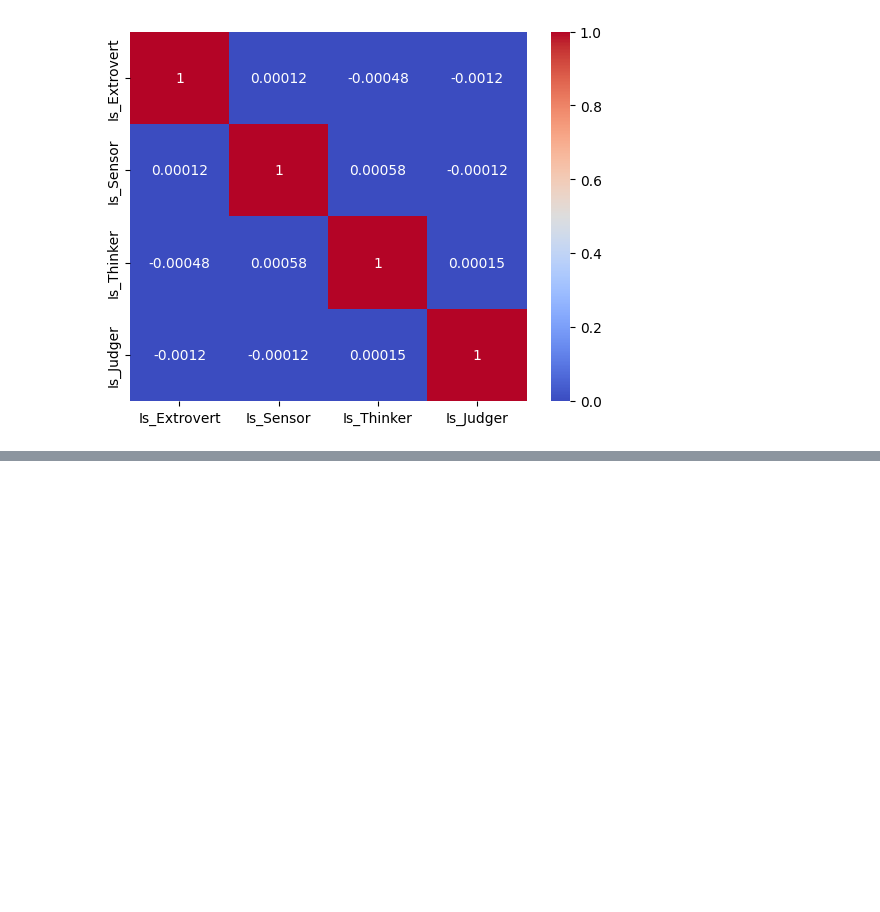
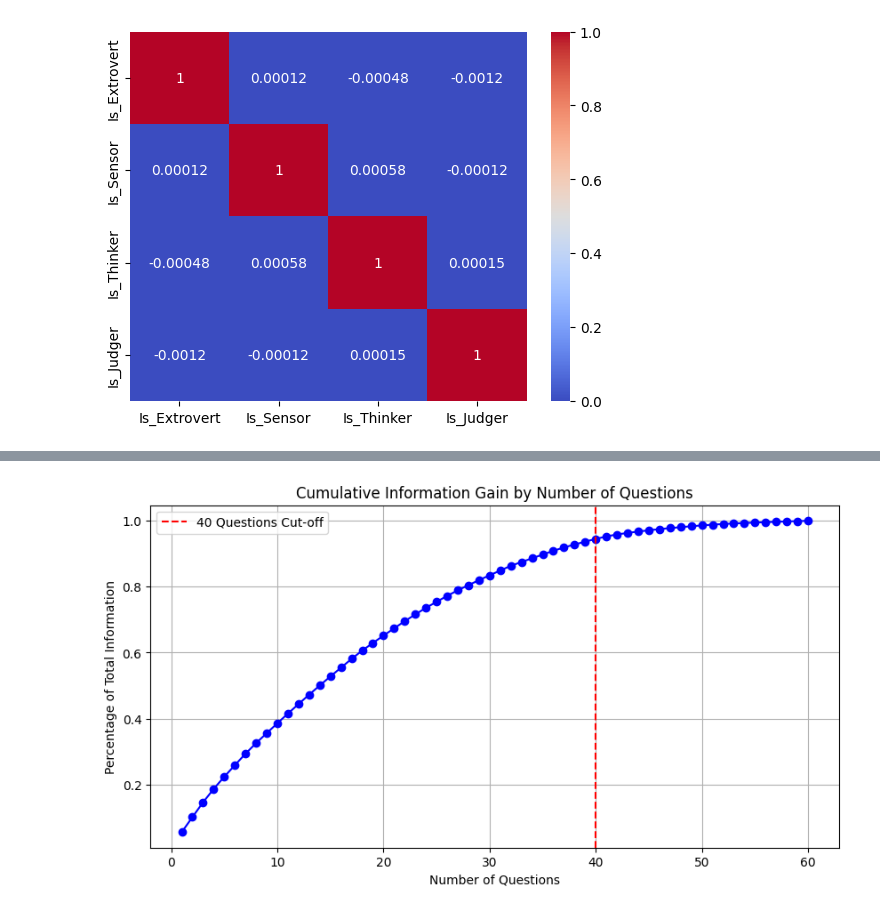
Before and after one commit to Nourelden85/Personality-Predictor, a Jupyter notebook: notebooks/02_eda.ipynb, the cells around one changed output, grey strips where cells are left out. Cells and saved outputs as stored; diff of their text form; code cells hidden in the pictures; blank space fills up the shorter version.

```diff
--- a/notebooks/02_eda.ipynb
+++ b/notebooks/02_eda.ipynb
@@ -97,0 +140,17 @@ for col in df.columns[1:]:
+# %%
+X = combined_df.drop(personality_cols, axis=1)
+
+mi_results = pd.DataFrame(index=X.columns)
+
+for trait in personality_cols:
+    print(f"Calculating Mutual Info for: {trait}...")
+
+    scores = mutual_info_classif(X, personalities[trait], discrete_features=False, random_state=42)
+
+    mi_results[trait] = scores
+
+mi_results["Average_Score"] = mi_results.mean(axis=1)
+top_questions = mi_results.sort_values(by="Average_Score", ascending=False)
+
+print("\nTop 20 Questions by Mutual Information:")
+print(top_questions.head(20))
@@ -97,0 +184,14 @@ for col in df.columns[1:]:
+# %%
+cumulative_mi = top_questions["Average_Score"].cumsum() / top_questions["Average_Score"].sum()
+
+plt.figure(figsize=(10, 5))
+plt.plot(range(1, len(cumulative_mi)+1), cumulative_mi, marker="o", color="b")
+plt.axvline(x=40, color="r", linestyle="--", label="40 Questions Cut-off")
+plt.title("Cumulative Information Gain by Number of Questions")
+plt.xlabel("Number of Questions")
+plt.ylabel("Percentage of Total Information")
+plt.legend()
+plt.grid()
+plt.show()
+# %% [output]
+[figure, added]
```
Also changed, not shown: parts of 13 cells of this notebook, 1 other file.
